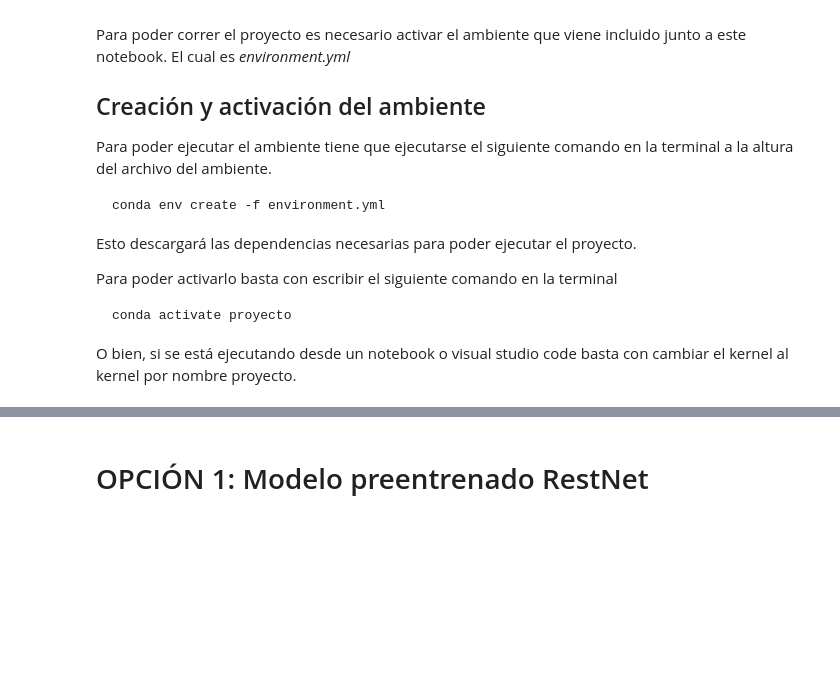
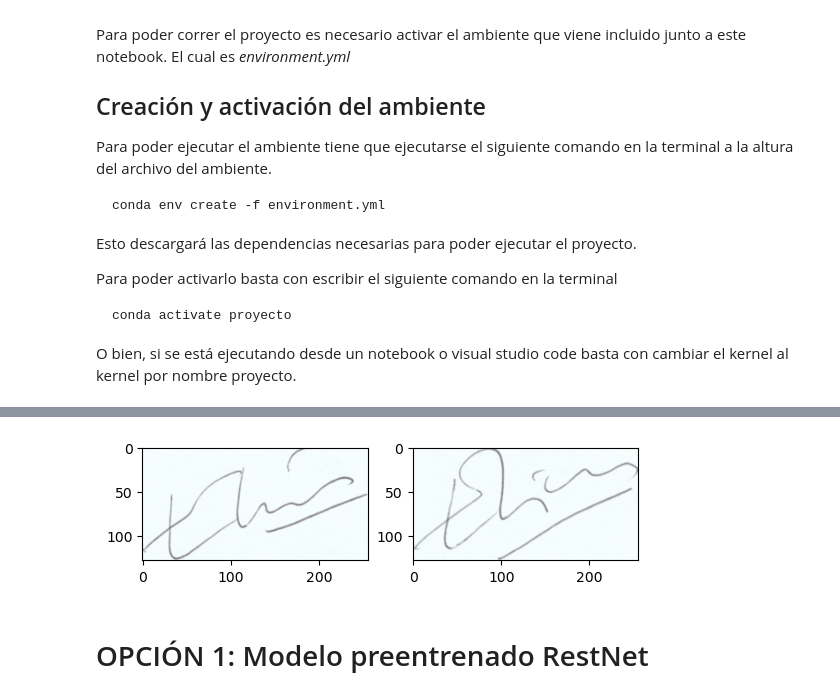
Before and after one commit to AylenMartinez04/DeploymentProjectRN, a Jupyter notebook: Proyecto/Proyecto_RedesNeuronales.ipynb, the cells around one changed output, grey strips where cells are left out. Saved outputs shown, nothing was run; the diff lists cells and outputs as text; code cells hidden in the pictures; blank space fills up the shorter version.

```diff
--- a/Proyecto/Proyecto_RedesNeuronales.ipynb
+++ b/Proyecto/Proyecto_RedesNeuronales.ipynb
@@ -232,11 +208,13 @@ val_dataset = SignatureDataset(df_val, ruta_train, transform=reescala)
 # %%
 def imagenes_pares(imagen1, imagen2, etiqueta):
     fig, axes = plt.subplots(1,2)
     axes[0].imshow(np.transpose(imagen1.numpy(), (1, 2, 0)))
     axes[1].imshow(np.transpose(imagen2.numpy(), (1, 2, 0)))
 
-imagen1, imagen2, etiqueta = test_dataset[229]
+imagen1, imagen2, etiqueta = val_dataset[229]
 imagenes_pares(imagen1, imagen2, etiqueta)
+# %% [output]
+[figure, added]
 # %% [markdown]
 # OPCIÓN 1: Modelo preentrenado RestNet
 # %%
```
Also changed, not shown: parts of 9 cells of this notebook.
